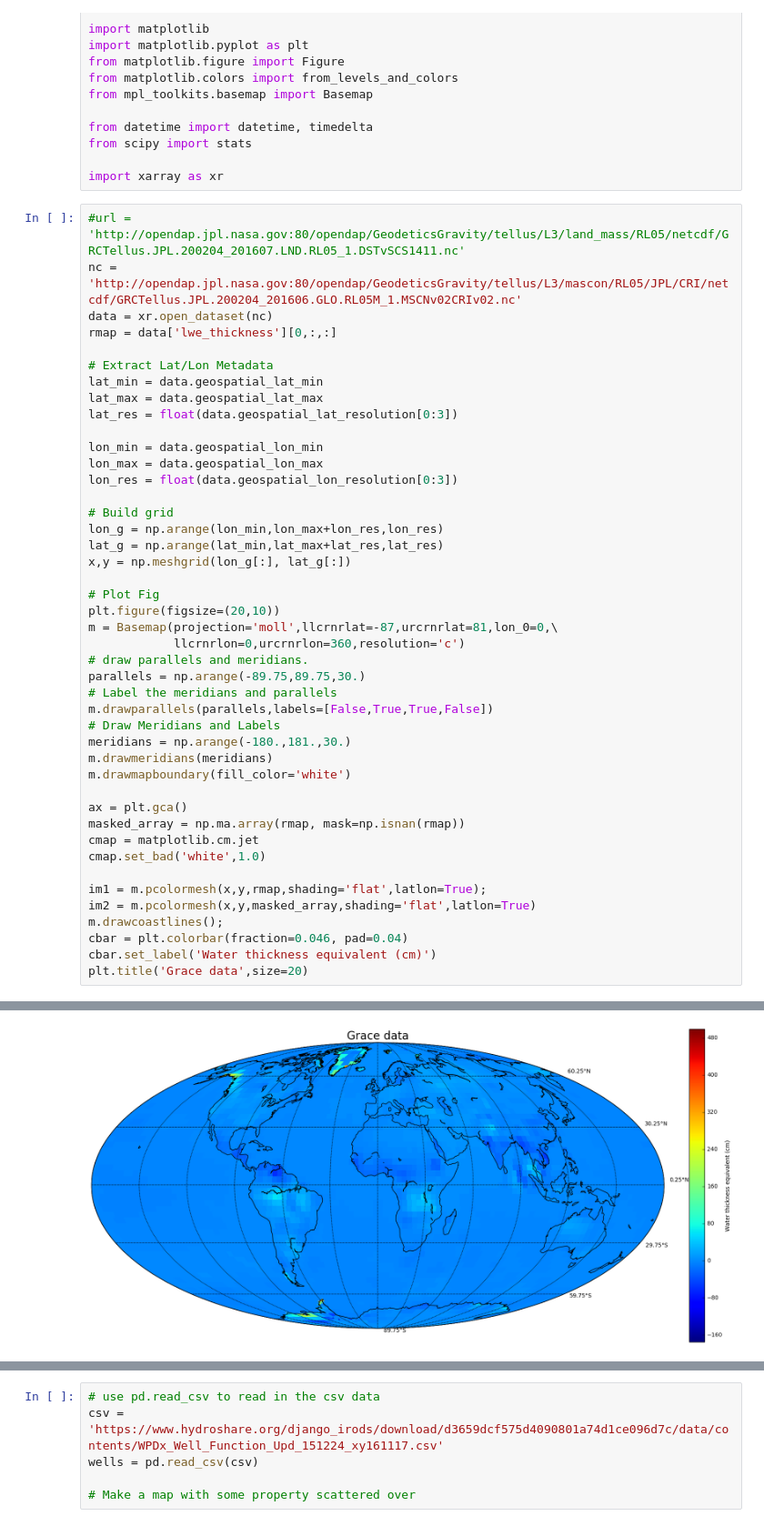
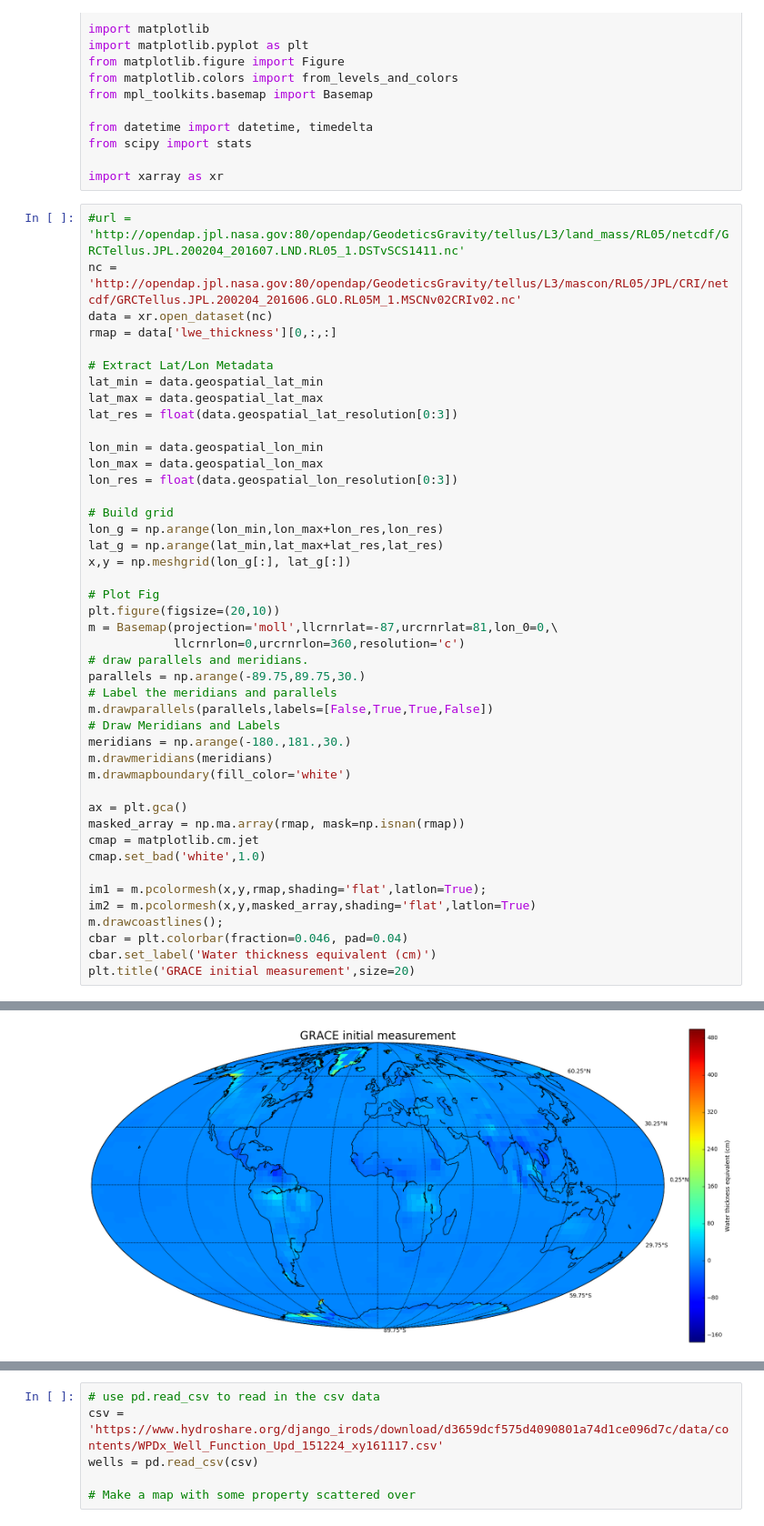
Before and after one commit to amrhein/freshwaterhack, a Jupyter notebook: grace_wells.ipynb, the cells around one changed output, grey strips where cells are left out. Shown at 91% size. Cells and saved outputs as stored; diff of their text form.

```diff
--- a/grace_wells.ipynb
+++ b/grace_wells.ipynb
@@ -34,32 +34,32 @@ lon_res = float(data.geospatial_lon_resolution[0:3])
 # Build grid
 lon_g = np.arange(lon_min,lon_max+lon_res,lon_res)
 lat_g = np.arange(lat_min,lat_max+lat_res,lat_res)
 x,y = np.meshgrid(lon_g[:], lat_g[:])
 
 # Plot Fig
 plt.figure(figsize=(20,10))
 m = Basemap(projection='moll',llcrnrlat=-87,urcrnrlat=81,lon_0=0,\
             llcrnrlon=0,urcrnrlon=360,resolution='c')
 # draw parallels and meridians.
 parallels = np.arange(-89.75,89.75,30.)
 # Label the meridians and parallels
 m.drawparallels(parallels,labels=[False,True,True,False])
 # Draw Meridians and Labels
 meridians = np.arange(-180.,181.,30.)
 m.drawmeridians(meridians)
 m.drawmapboundary(fill_color='white')
 
 ax = plt.gca()
 masked_array = np.ma.array(rmap, mask=np.isnan(rmap))
 cmap = matplotlib.cm.jet
 cmap.set_bad('white',1.0)
 
 im1 = m.pcolormesh(x,y,rmap,shading='flat',latlon=True);
 im2 = m.pcolormesh(x,y,masked_array,shading='flat',latlon=True)
 m.drawcoastlines();
 cbar = plt.colorbar(fraction=0.046, pad=0.04)
 cbar.set_label('Water thickness equivalent (cm)')
-plt.title('Grace data',size=20)
+plt.title('GRACE initial measurement',size=20)
 # %% [output]
 <matplotlib.text.Text at 0x...>
-[figure, old version]
+[figure, new version]
```
Also changed, not shown: parts of 6 cells of this notebook.
